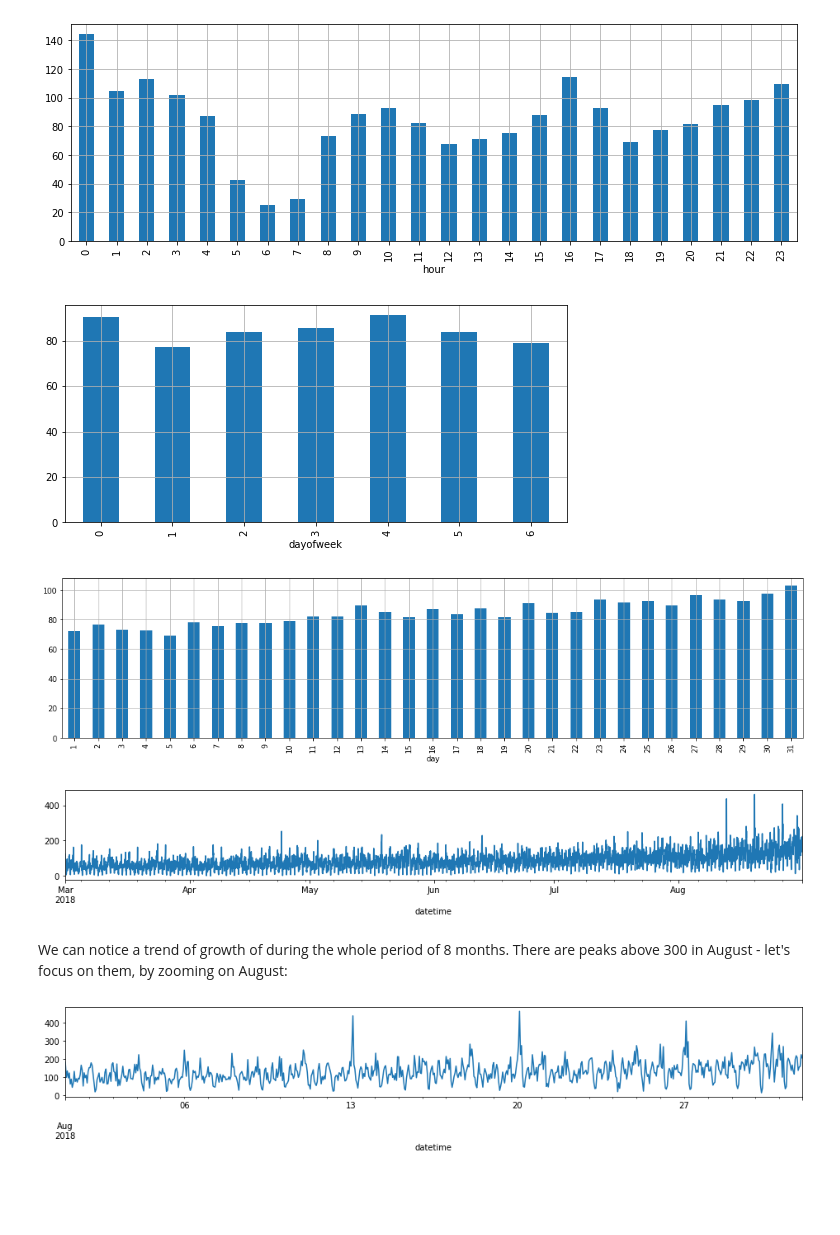
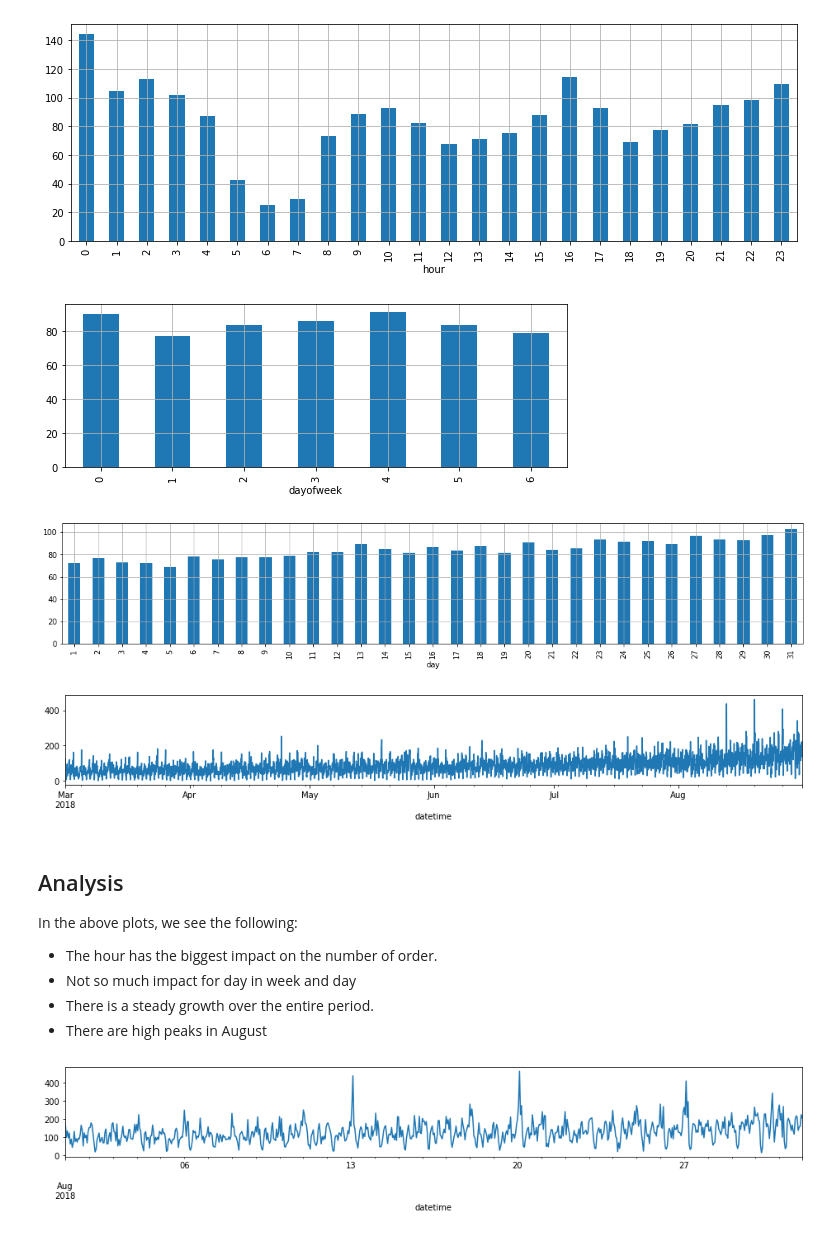
Before and after one commit to dnevo/Practicum, a Jupyter notebook: S13_Time_Series_taxi_orders_in_next_hour.ipynb, the cells around one changed output. Saved outputs shown, nothing was run; the diff lists cells and outputs as text; code cells hidden in the pictures; blank space fills up the shorter version.

```diff
--- a/S13_Time_Series_taxi_orders_in_next_hour.ipynb
+++ b/S13_Time_Series_taxi_orders_in_next_hour.ipynb
@@ -93,19 +86,24 @@ data.groupby('hour')['num_orders'].mean().plot(kind='bar', grid=True, figsize=(1
 # %% [output]
 [figure]
 # %%
-data.groupby('dayofweek')['num_orders'].mean().plot(kind='bar', grid=True, figsize=(9, 4));
+data.groupby('dayofweek')['num_orders'].mean().plot(kind='bar', grid=True, figsize=(9, 3));
 # %% [output]
-[figure, old version]
+[figure, new version]
 # %%
-data.groupby('day')['num_orders'].mean().plot(kind='bar', grid=True, figsize=(18, 4));
+data.groupby('day')['num_orders'].mean().plot(kind='bar', grid=True, figsize=(18, 3));
 # %% [output]
-[figure, old version]
+[figure, new version]
 # %%
 data['num_orders'].plot(figsize=(16, 2));
 # %% [output]
 [figure]
-# %% [markdown]
-We can notice a trend of growth of during the whole period of 8 months. There are peaks above 300 in August - let's focus on them, by zooming on August:
+# %% [markdown]
+## Analysis
+In the above plots, we see the following:
+- The hour has the biggest impact on the number of order.
+- Not so much impact for day in week and day
+- There is a steady growth over the entire period.
+- There are high peaks in August
 # %%
 data['2018-08-01':'2018-08-31']['num_orders'].plot(figsize=(16, 2));
 # %% [output]
```
Also changed, not shown: parts of 33 cells of this notebook.
